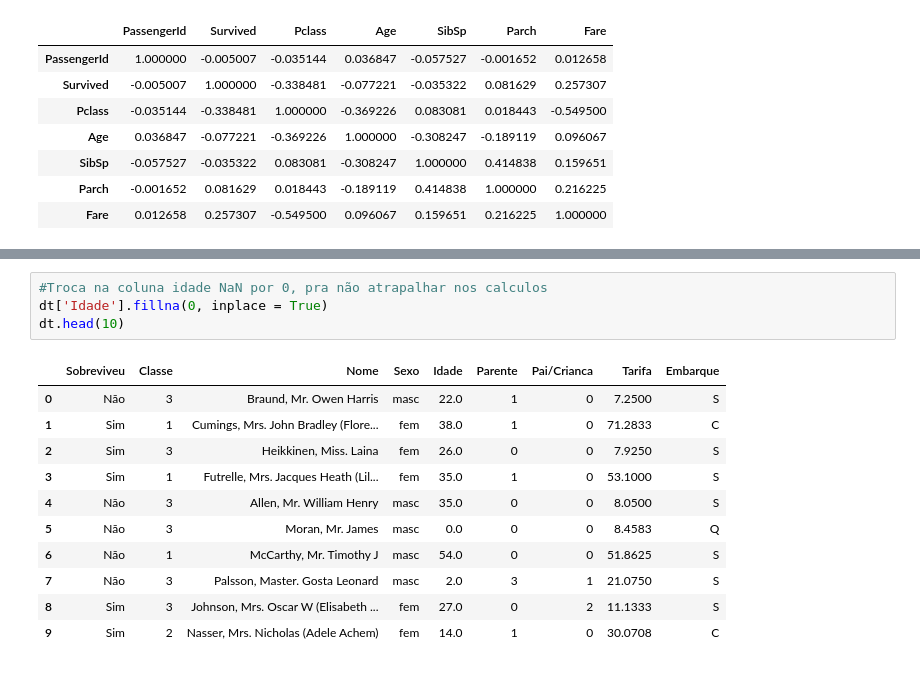
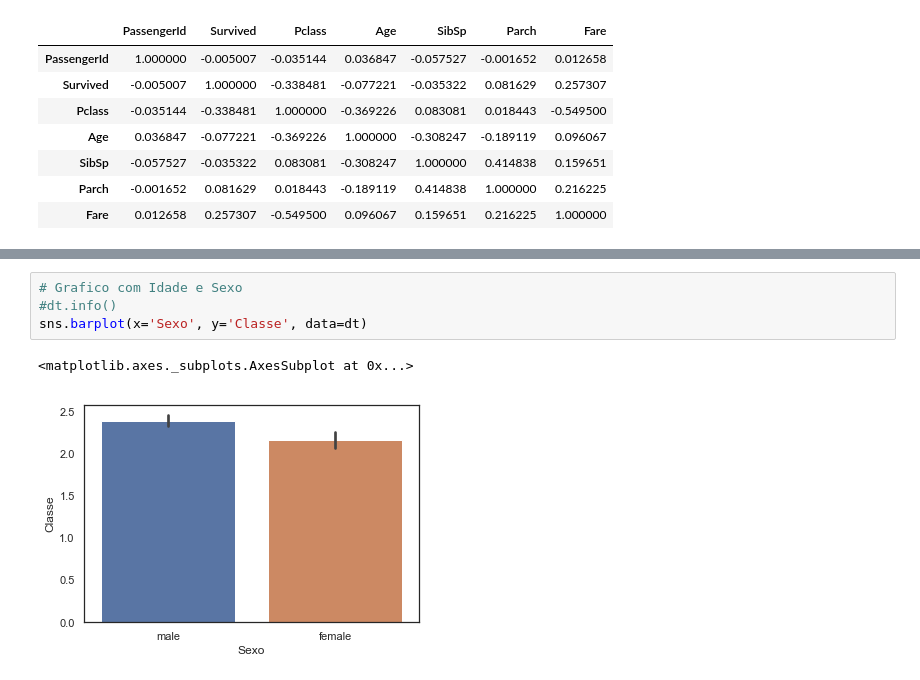
Before and after one commit to RodrigoRogerio/MachineLearningTitanic, a Jupyter notebook: DesafioTitanic.ipynb, the cells around one changed output, grey strips where cells are left out. Cells and saved outputs as stored; diff of their text form.

Commit message:
Atualizando DesafioTitanic
Adicionando Parametros e Modificando Tipo das Colunas

```diff
--- a/DesafioTitanic.ipynb
+++ b/DesafioTitanic.ipynb
@@ -138,16 +115,7 @@ dt.head(10)
-# %%
-#Troca na coluna idade NaN por 0, pra não atrapalhar nos calculos
-dt['Idade'].fillna(0, inplace = True)
-dt.head(10)
-# %% [output]
-|  | Sobreviveu | Classe | Nome | Sexo | Idade | Parente | Pai/Crianca | Tarifa | Embarque |
-| 0 | Não | 3 | Braund, Mr. Owen Harris | masc | 22.0 | 1 | 0 | 7.2500 | S |
-| 1 | Sim | 1 | Cumings, Mrs. John Bradley (Flore... | fem | 38.0 | 1 | 0 | 71.2833 | C |
-| 2 | Sim | 3 | Heikkinen, Miss. Laina | fem | 26.0 | 0 | 0 | 7.9250 | S |
-| 3 | Sim | 1 | Futrelle, Mrs. Jacques Heath (Lil... | fem | 35.0 | 1 | 0 | 53.1000 | S |
-| 4 | Não | 3 | Allen, Mr. William Henry | masc | 35.0 | 0 | 0 | 8.0500 | S |
-| 5 | Não | 3 | Moran, Mr. James | masc | 0.0 | 0 | 0 | 8.4583 | Q |
-| 6 | Não | 1 | McCarthy, Mr. Timothy J | masc | 54.0 | 0 | 0 | 51.8625 | S |
-| 7 | Não | 3 | Palsson, Master. Gosta Leonard | masc | 2.0 | 3 | 1 | 21.0750 | S |
-| 8 | Sim | 3 | Johnson, Mrs. Oscar W (Elisabeth ... | fem | 27.0 | 0 | 2 | 11.1333 | S |
-| 9 | Sim | 2 | Nasser, Mrs. Nicholas (Adele Achem) | fem | 14.0 | 1 | 0 | 30.0708 | C |
+# %%
+# Grafico com Idade e Sexo
+#dt.info()
+sns.barplot(x='Sexo', y='Classe', data=dt)
+# %% [output]
+<matplotlib.axes._subplots.AxesSubplot at 0x...>
+[figure, added]
```
Also changed, not shown: parts of 19 cells of this notebook.
